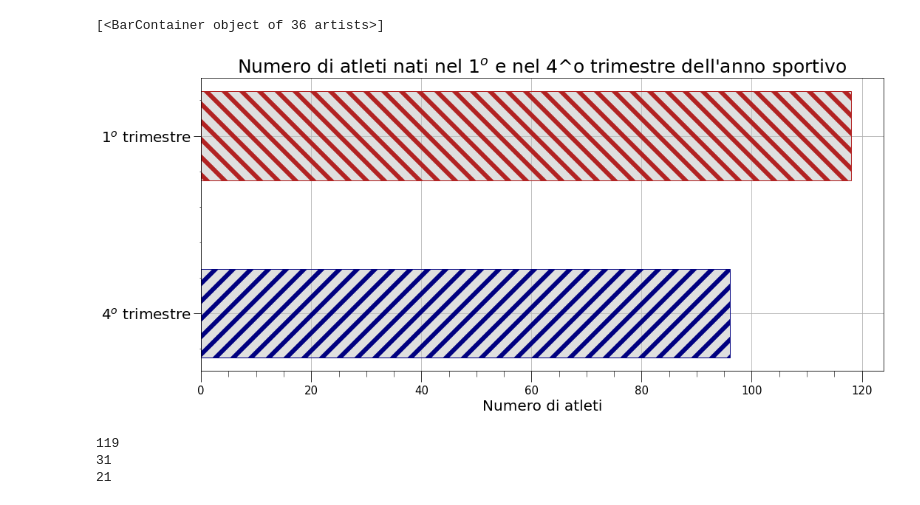
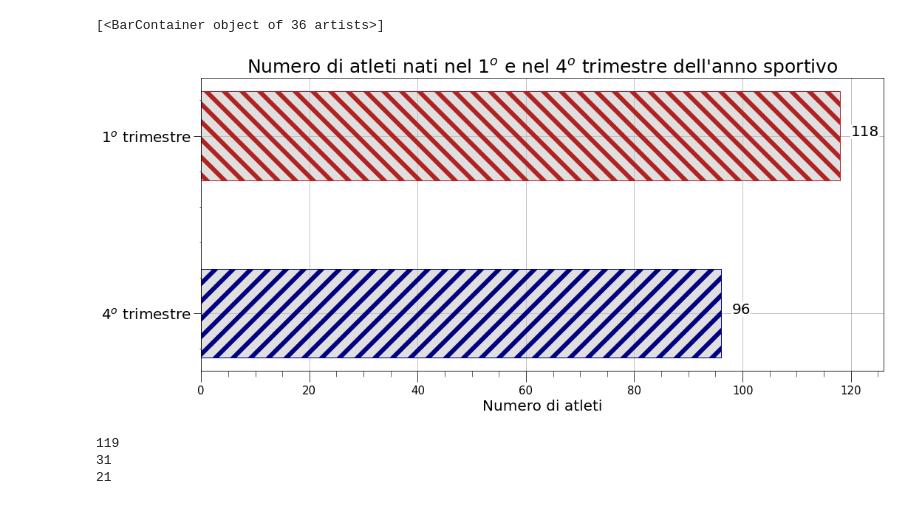
Before and after one commit to tommasoamico/BiathlonAzzurro, a Jupyter notebook: RAE/rae_py.ipynb, the cells around one changed output. Saved outputs shown, nothing was run; the diff lists cells and outputs as text; code cells hidden in the pictures.

```diff
--- a/RAE/rae_py.ipynb
+++ b/RAE/rae_py.ipynb
@@ -293,7 +293,7 @@ def birthday(name, season):
 
                 return 'no_app_date'
 # %%
-first_seas_df = pd.read_csv('/Users/tommaso/Desktop/Biathlon_Azzurro/RAE/data_RAE/first_season.csv')
+first_seas_df = pd.read_csv('/Users/tommaso/Desktop/BiathlonAzzurro/RAE/data_RAE/first_season.csv')
 first_seas_df.head()
 # %% [output]
 |  | No | Family Name | Given Name | Nation | Races | "World CupRank" | "Rank(avg)" | "Points(avg)" | ... |
@@ -599,29 +599,36 @@ ax.containers
 # %%
 fig, ax = plt.subplots(nrows= 1, ncols=1, figsize=(15, 7))
 ax.grid(zorder = 1)
 ax.barh(y=['$4^{o}$ trimestre', '$1^{o}$ trimestre'], width = [second_six_num, first_six_num], \
     zorder = 2, height=0.5)
 ax.tick_params(axis='x', which='major', labelsize=15, length=15)
 ax.tick_params(axis='y', which='major', labelsize=20, length=10)
 ax.tick_params(axis='x', which='minor', labelsize=15, length=8)
 ax.minorticks_on()
 ax.set_xlabel('Numero di atleti', fontsize = 20)
 ax.tick_params(axis='y', which='minor', bottom=False)
 bar_1, bar_2 =  ax.containers[0]
 fc = colors.to_rgba('silver')
 fc = fc[:-1] + (0.5,)
 bar_1.set_facecolor(fc)
 bar_2.set_facecolor(fc)
 bar_1.set_hatch('/')
 bar_2.set_hatch('\\')
 bar_1.set_edgecolor('navy')
 bar_2.set_edgecolor('firebrick')
 mpl.rcParams['hatch.linewidth'] = 6
-ax.set_title('Numero di atleti nati nel $1^o$ e nel 4^o trimestre dell\'anno sportivo', \
+ax.text(first_six_num + 2, 1, f'{first_six_num}', fontsize = 20, \
+    bbox=dict(facecolor='white', edgecolor= 'white', boxstyle='round, pad=0'),\
+        zorder = 2)
+ax.text(second_six_num + 2, 0, f'{second_six_num}', fontsize = 20, \
+    bbox=dict(facecolor='white', edgecolor= 'white', boxstyle='round, pad=0'),\
+        zorder = 2)
+ax.set_xlim(right = 126)
+ax.set_title('Numero di atleti nati nel $1^o$ e nel $4^o$ trimestre dell\'anno sportivo', \
     fontsize = 25)
 fig.tight_layout()
 # %% [output]
-[figure, old version]
+[figure, new version]
 # %%
 # Defining the final df for the elite countries
 final_df_top = elegible_df[np.in1d(elegible_df.Nation, np.array(['NOR', 'RUS', 'BLR']))]
```
Also changed, not shown: parts of 1 cell of this notebook, 13 other files.
